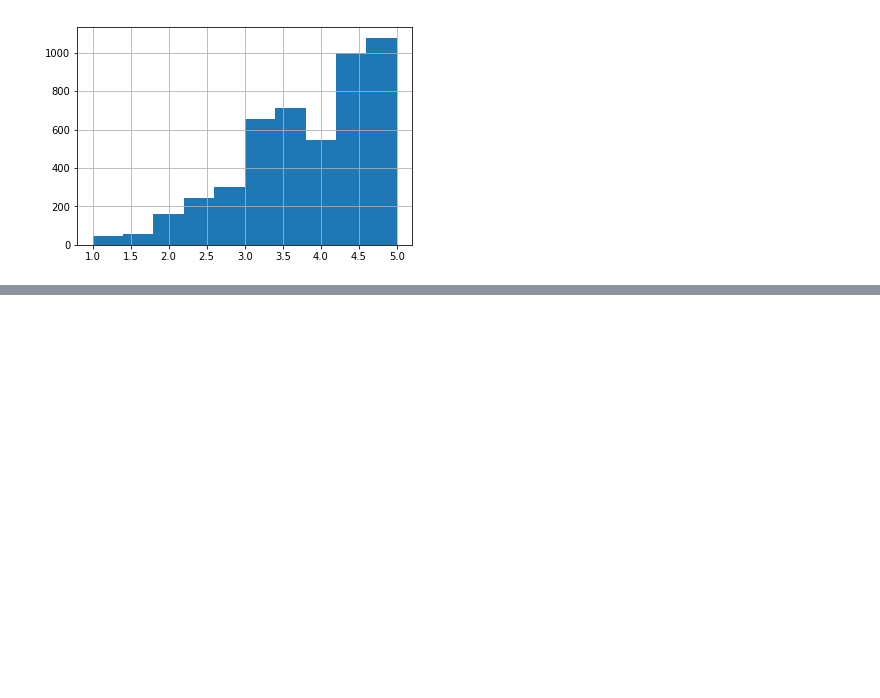
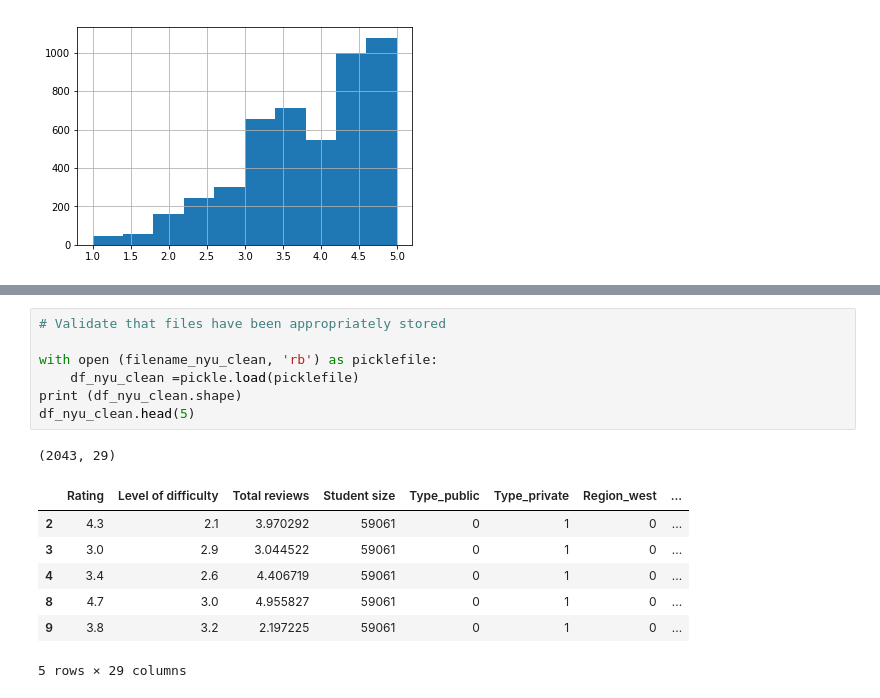
Before and after one commit to xzhou110/ratemyprofessordotcom, a Jupyter notebook: data_clean_up.ipynb, the cells around one changed output, grey strips where cells are left out. Drawn from its saved outputs; the diff is of its cells as text; blank space fills up the shorter version.

```diff
--- a/data_clean_up.ipynb
+++ b/data_clean_up.ipynb
@@ -649,0 +194,16 @@ dfs_log.describe()
+# %%
+# Validate that files have been appropriately stored
+
+with open (filename_nyu_clean, 'rb') as picklefile:
+    df_nyu_clean =pickle.load(picklefile)
+print (df_nyu_clean.shape)
+df_nyu_clean.head(5)
+# %% [output]
+(2043, 29)
+|  | Rating | Level of difficulty | Total reviews | Student size | Type_public | Type_private | Region_west | ... |
+| 2 | 4.3 | 2.1 | 3.970292 | 59061 | 0 | 1 | 0 | ... |
+| 3 | 3.0 | 2.9 | 3.044522 | 59061 | 0 | 1 | 0 | ... |
+| 4 | 3.4 | 2.6 | 4.406719 | 59061 | 0 | 1 | 0 | ... |
+| 8 | 4.7 | 3.0 | 4.955827 | 59061 | 0 | 1 | 0 | ... |
+| 9 | 3.8 | 3.2 | 2.197225 | 59061 | 0 | 1 | 0 | ... |
+5 rows × 29 columns
```
Also changed, not shown: parts of 60 cells of this notebook, 1 other file.
